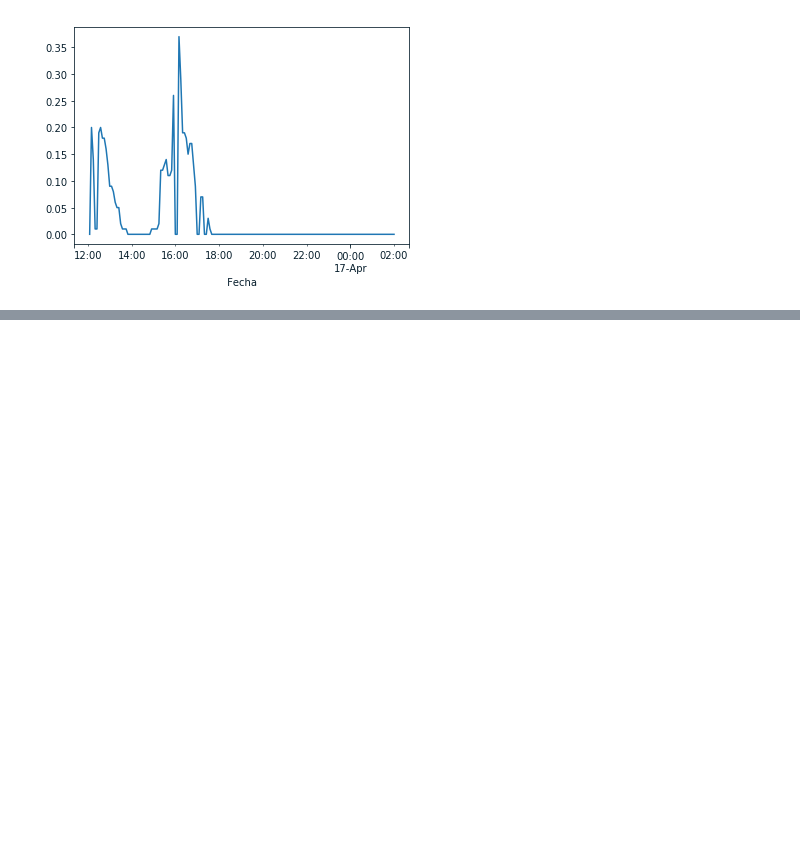
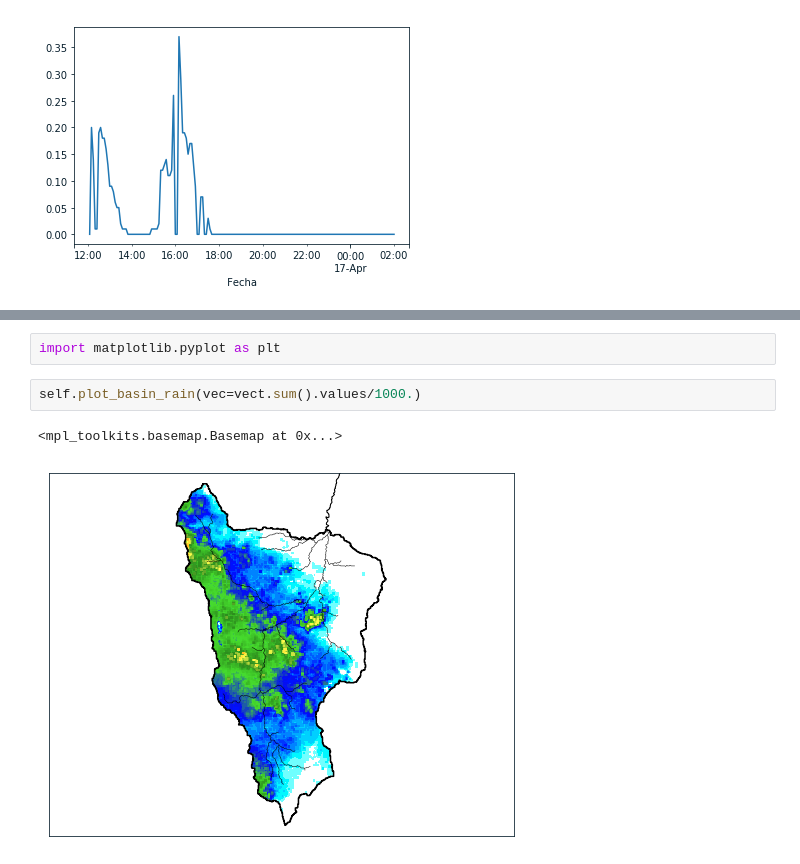
Before and after one commit to vanesalo10/CPR, a Jupyter notebook: migration/test.ipynb, the cells around one changed output, grey strips where cells are left out. Saved outputs shown, nothing was run; the diff lists cells and outputs as text; blank space fills up the shorter version.

```diff
--- a/migration/test.ipynb
+++ b/migration/test.ipynb
@@ -133,0 +114,7 @@ self.radar_rain(start,end).plot()
+# %%
+import matplotlib.pyplot as plt
+# %%
+self.plot_basin_rain(vec=vect.sum().values/1000.)
+# %% [output]
+<mpl_toolkits.basemap.Basemap at 0x...>
+[figure, added]
```
Also changed, not shown: parts of 8 cells of this notebook, 2 other files.
